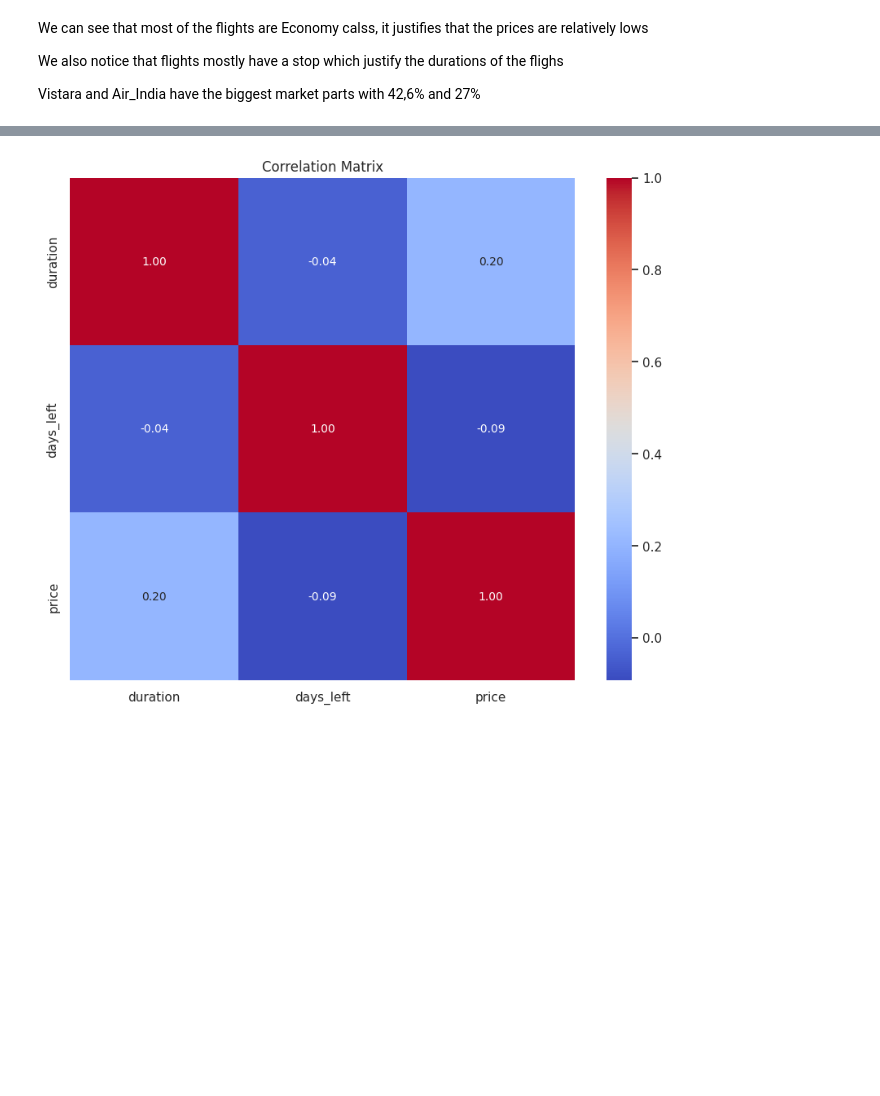
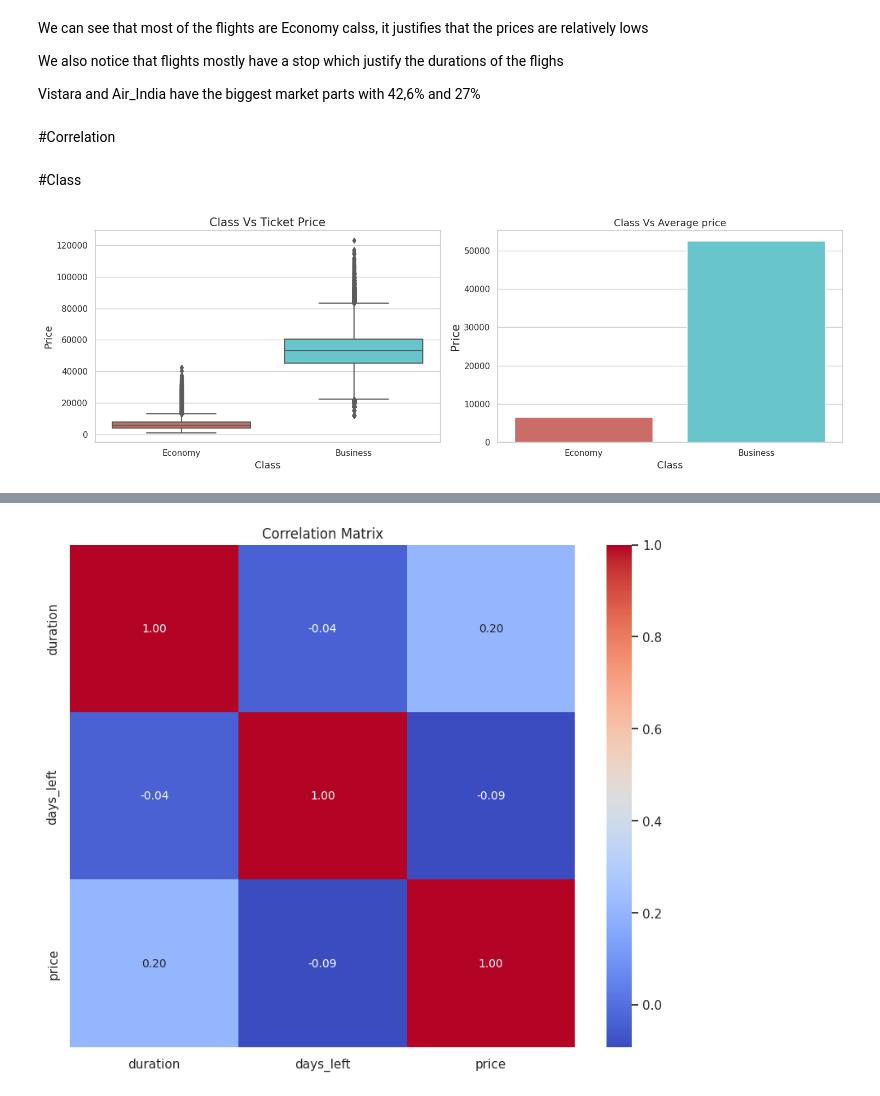
Before and after one commit to ZakariaSoukrat/SkyForcasters, a Jupyter notebook: Projet_AAA_.ipynb, the cells around one changed output, grey strips where cells are left out. Drawn from its saved outputs; the diff is of its cells as text; code cells hidden in the pictures; blank space fills up the shorter version.

```diff
--- a/Projet_AAA_.ipynb
+++ b/Projet_AAA_.ipynb
@@ -221,3 +221,29 @@ We can see that most of the flights are Economy calss, it justifies that the pri
 We also notice that flights mostly have a stop which justify the durations of the flighs
 
 Vistara and Air_India have the biggest market parts with 42,6% and 27%
+# %% [markdown]
+#Correlation
+# %% [markdown]
+#Class
+# %%
+fig, axs = plt.subplots(1, 2, figsize=(15, 5))
+
+# Boxplot: Stops Vs Ticket Price
+sns.boxplot(x='class', y='price', data=data, palette='hls', ax=axs[0])
+axs[0].set_title('Class Vs Ticket Price', fontsize=15)
+axs[0].set_xlabel('Class', fontsize=13)
+axs[0].set_ylabel('Price', fontsize=13)
+
+# Barplot: Stops Vs Ticket Price
+sns.barplot(data=data, x='class', y='price',  palette='hls', errorbar=None,ax=axs[1])
+axs[1].set_title('Class Vs Average price', fontsize=13)
+axs[1].set_xlabel('Class', fontsize=13)
+axs[1].set_ylabel('Price', fontsize=15)
+
+# Adjust layout to prevent overlapping
+plt.tight_layout()
+
+# Show the plots
+plt.show()
+# %% [output]
+[figure, added]
```
Also changed, not shown: parts of 35 cells of this notebook.
